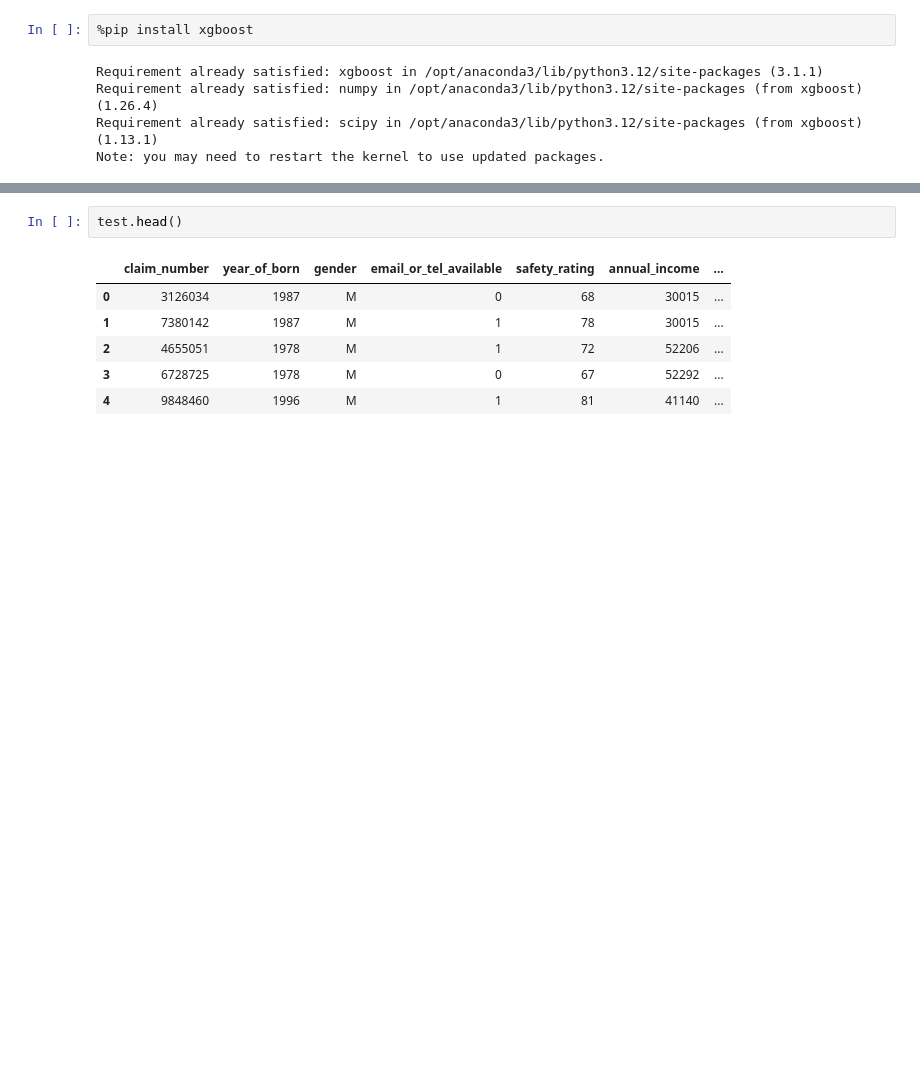
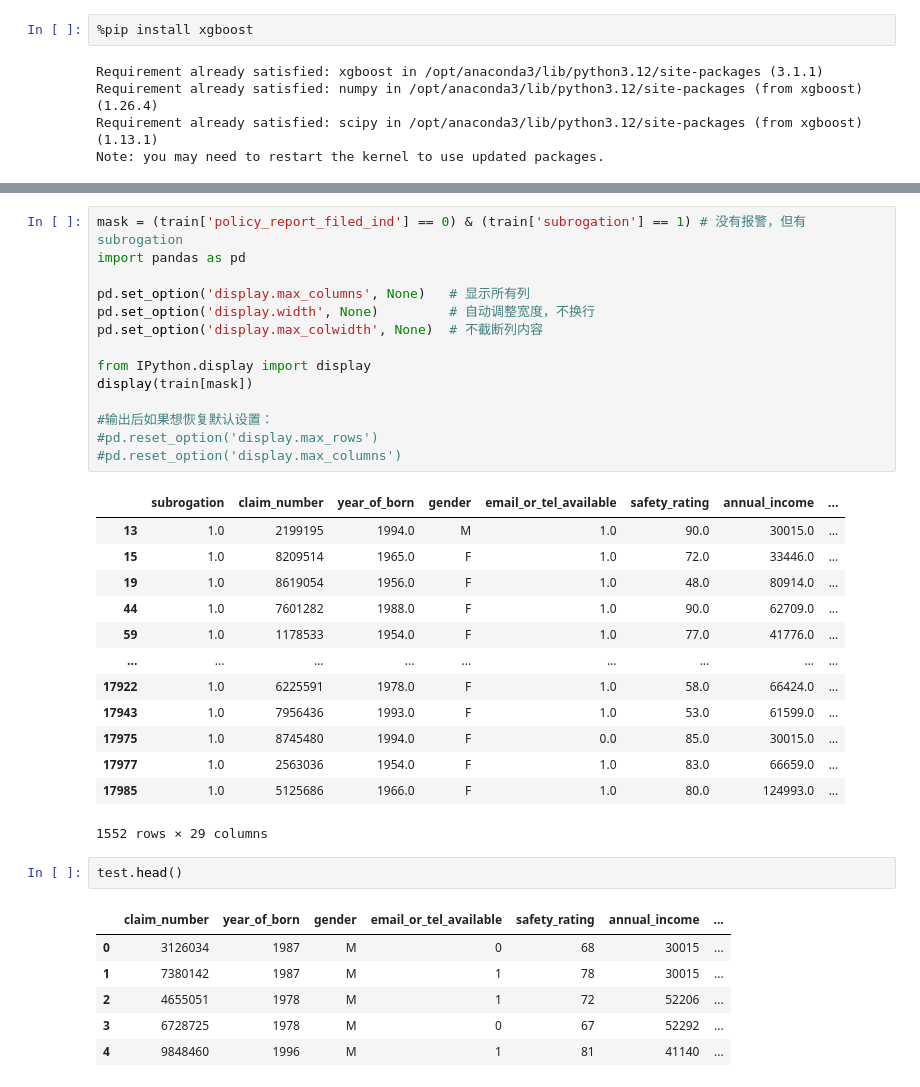
Before and after one commit to franklinxzhou/model-citizens, a Jupyter notebook: travelers.ipynb, the cells around one changed output, grey strips where cells are left out. Drawn from its saved outputs; the diff is of its cells as text; blank space fills up the shorter version.

```diff
--- a/travelers.ipynb
+++ b/travelers.ipynb
@@ -31,3 +286,31 @@ train.head()
+# %%
+mask = (train['policy_report_filed_ind'] == 0) & (train['subrogation'] == 1) # 没有报警，但有subrogation
+import pandas as pd
+
+pd.set_option('display.max_columns', None)   # 显示所有列
+pd.set_option('display.width', None)         # 自动调整宽度，不换行
+pd.set_option('display.max_colwidth', None)  # 不截断列内容
+
+from IPython.display import display
+display(train[mask])
+
+#输出后如果想恢复默认设置：
+#pd.reset_option('display.max_rows')
+#pd.reset_option('display.max_columns')
+# %% [output]
+|  | subrogation | claim_number | year_of_born | gender | email_or_tel_available | safety_rating | annual_income | ... |
+| 13 | 1.0 | 2199195 | 1994.0 | M | 1.0 | 90.0 | 30015.0 | ... |
+| 15 | 1.0 | 8209514 | 1965.0 | F | 1.0 | 72.0 | 33446.0 | ... |
+| 19 | 1.0 | 8619054 | 1956.0 | F | 1.0 | 48.0 | 80914.0 | ... |
+| 44 | 1.0 | 7601282 | 1988.0 | F | 1.0 | 90.0 | 62709.0 | ... |
+| 59 | 1.0 | 1178533 | 1954.0 | F | 1.0 | 77.0 | 41776.0 | ... |
+| ... | ... | ... | ... | ... | ... | ... | ... | ... |
+| 17922 | 1.0 | 6225591 | 1978.0 | F | 1.0 | 58.0 | 66424.0 | ... |
+| 17943 | 1.0 | 7956436 | 1993.0 | F | 1.0 | 53.0 | 61599.0 | ... |
+| 17975 | 1.0 | 8745480 | 1994.0 | F | 0.0 | 85.0 | 30015.0 | ... |
+| 17977 | 1.0 | 2563036 | 1954.0 | F | 1.0 | 83.0 | 66659.0 | ... |
+| 17985 | 1.0 | 5125686 | 1966.0 | F | 1.0 | 80.0 | 124993.0 | ... |
+1552 rows × 29 columns
 # %%
 test.head()
 # %% [output]
```
Also changed, not shown: parts of 7 cells of this notebook, 4 other files.
